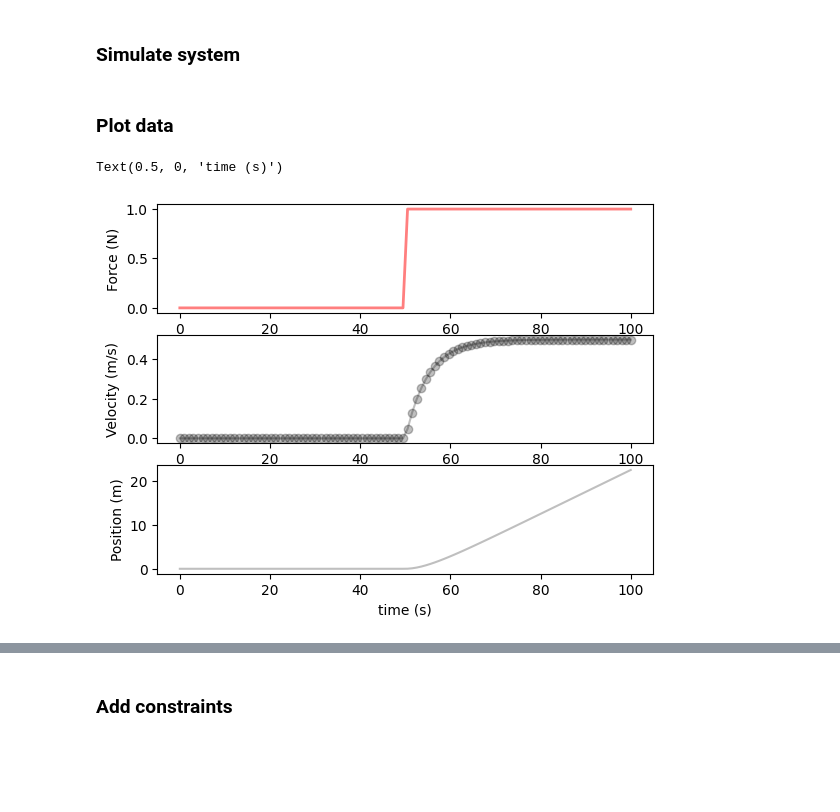
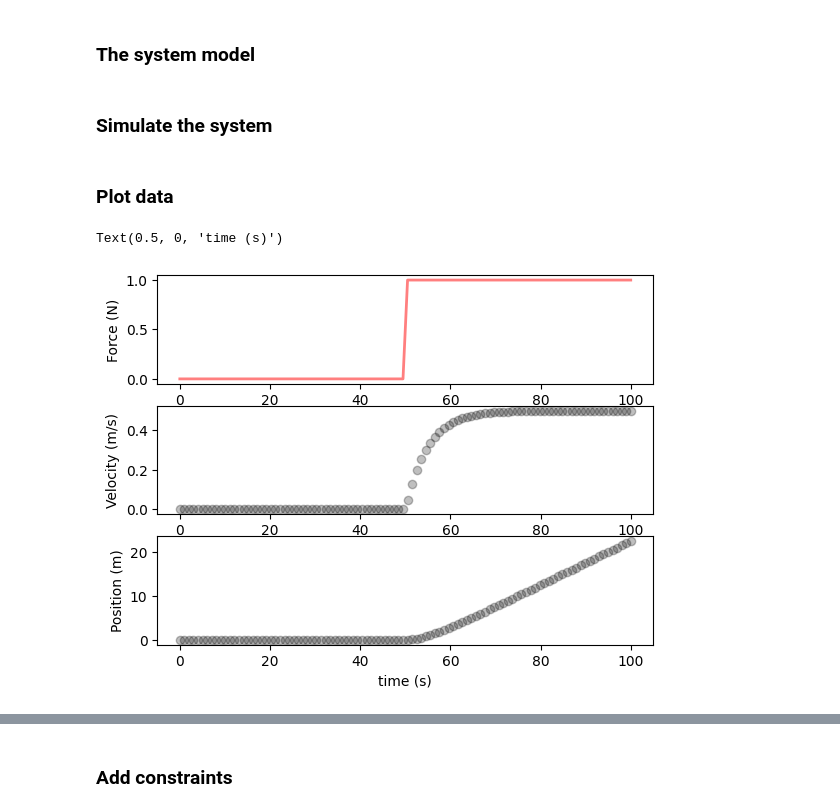
Before and after one commit to Novia-RDI-Seafaring/mh-sise-py, a Jupyter notebook: examples/example_cart.ipynb, the cells around one changed output, grey strips where cells are left out. Cells and saved outputs as stored; diff of their text form; code cells hidden in the pictures; blank space fills up the shorter version.

```diff
--- a/examples/example_cart.ipynb
+++ b/examples/example_cart.ipynb
@@ -92,3 +101,5 @@ COMPILE = True # True | False
+# %% [markdown]
+### The system model
 # %%
 import numpy as np
 from scipy.signal import cont2discrete, StateSpace
@@ -115,7 +126,7 @@ Q_w = np.array([[1E-5, 0],[0, 1E-5]])
 n_states, n_inputs = np.shape(Bd)
 n_outputs = np.shape(Cd)[0]
 # %% [markdown]
-### Simulate system
+### Simulate the system
 # %%
 from scipy.signal import dlsim, lsim
 
@@ -133,16 +144,15 @@ tsim, ysim, xsim = lsim(sys, U=usim, T=t)
 # %%
 import matplotlib.pyplot as plt
 
 # plot result
 fig, axs = plt.subplots(3)
 axs[0].plot(tsim, usim,'r', alpha=0.5, linewidth=2, label='input')
 axs[0].set_ylabel('Force (N)')
-axs[1].plot(tsim,xsim[:,1], color='k', alpha=0.25)
 axs[1].scatter(tsim, ysim, alpha=0.25, color='k', edgecolor=None)
 axs[1].set_ylabel('Velocity (m/s)')
-axs[2].plot(tsim,xsim[:,0], color='k', alpha=0.25)
+axs[2].scatter(tsim,xsim[:,0], alpha=0.25, color='k', edgecolor=None)
 axs[2].set_ylabel('Position (m)')
 plt.xlabel('time (s)')
 # %% [output]
 Text(0.5, 0, 'time (s)')
-[figure, old version]
+[figure, new version]
```
Also changed, not shown: parts of 19 cells of this notebook, 56 other files.
